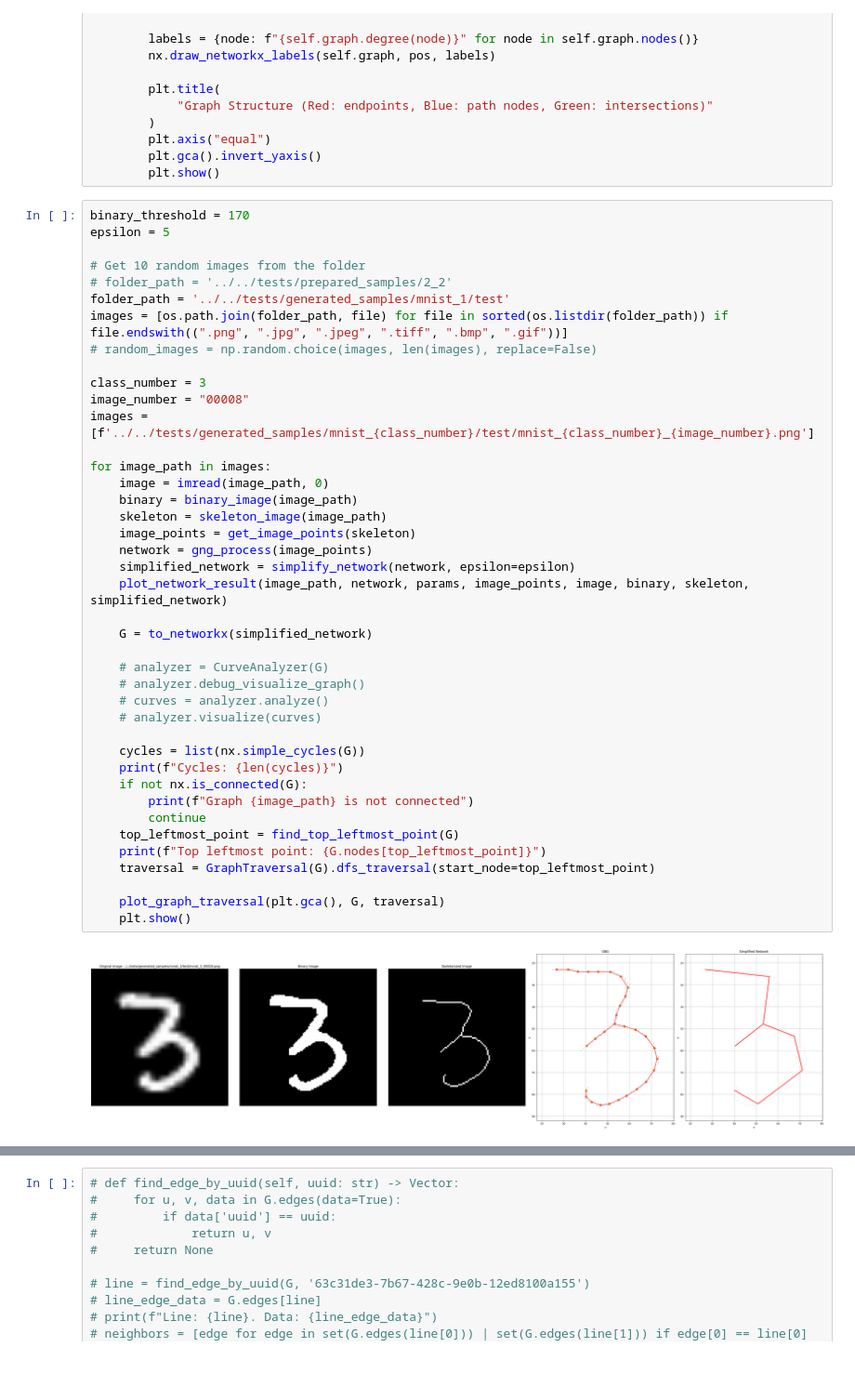
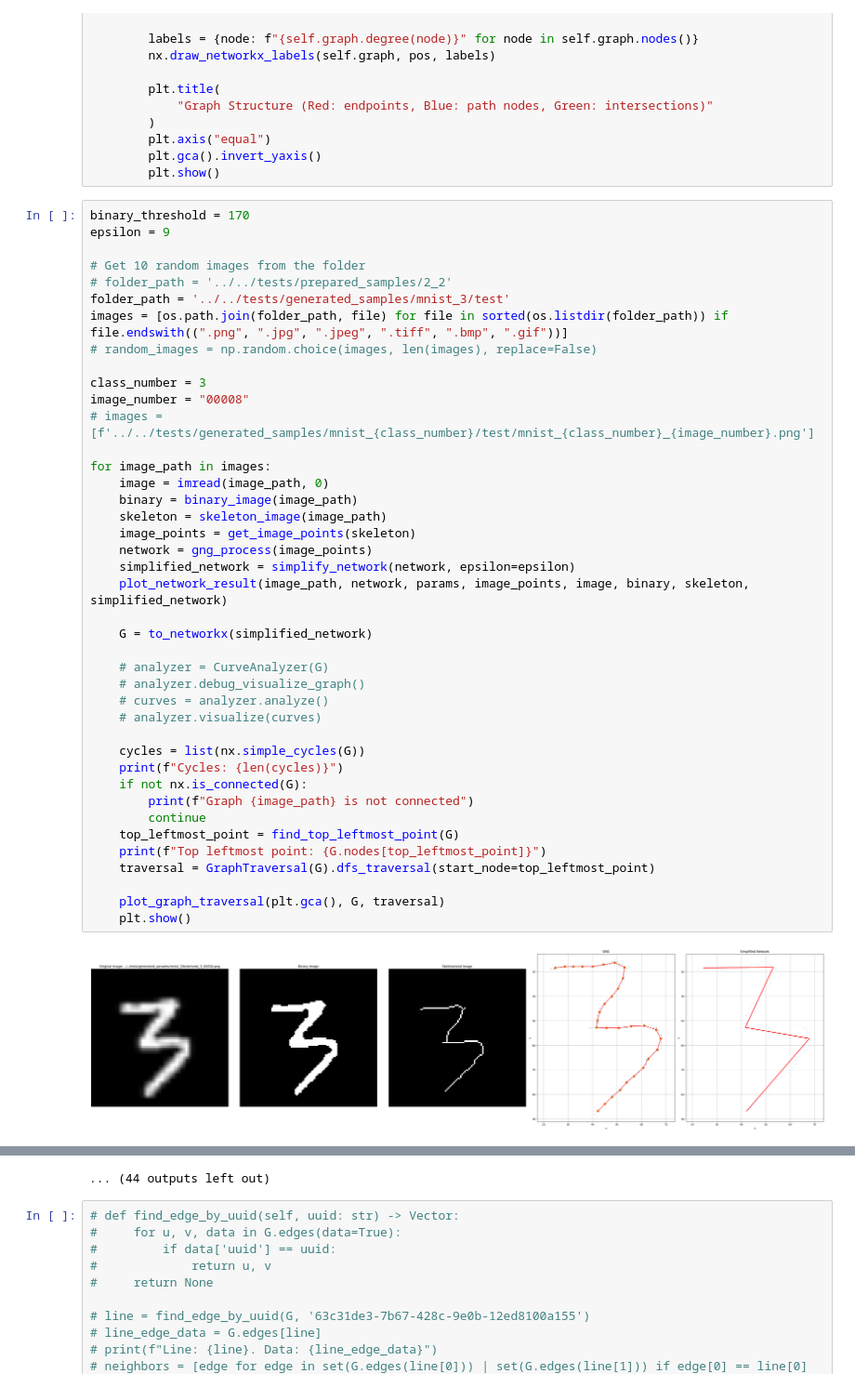
Before and after one commit to NaturalAGI-Lab/NaturalAGI, a Jupyter notebook: src/skeletonization/experiments.ipynb, the cells around one changed output, grey strips where cells are left out. Shown at 93% size. Drawn from its saved outputs; the diff is of its cells as text.

```diff
--- a/src/skeletonization/experiments.ipynb
+++ b/src/skeletonization/experiments.ipynb
@@ -818,44 +818,44 @@ class CurveAnalyzer:
         plt.show()
 # %%
 binary_threshold = 170
-epsilon = 5
+epsilon = 9
 
 # Get 10 random images from the folder
 # folder_path = '../../tests/prepared_samples/2_2'
-folder_path = '../../tests/generated_samples/mnist_1/test'
+folder_path = '../../tests/generated_samples/mnist_3/test'
 images = [os.path.join(folder_path, file) for file in sorted(os.listdir(folder_path)) if file.endswith((".png", ".jpg", ".jpeg", ".tiff", ".bmp", ".gif"))]
 # random_images = np.random.choice(images, len(images), replace=False)
 
 class_number = 3
 image_number = "00008"
-images = [f'../../tests/generated_samples/mnist_{class_number}/test/mnist_{class_number}_{image_number}.png']
+# images = [f'../../tests/generated_samples/mnist_{class_number}/test/mnist_{class_number}_{image_number}.png']
 
 for image_path in images:
     image = imread(image_path, 0)
     binary = binary_image(image_path)
     skeleton = skeleton_image(image_path)
     image_points = get_image_points(skeleton)
     network = gng_process(image_points)
     simplified_network = simplify_network(network, epsilon=epsilon)
     plot_network_result(image_path, network, params, image_points, image, binary, skeleton, simplified_network)
 
     G = to_networkx(simplified_network)
 
     # analyzer = CurveAnalyzer(G)
     # analyzer.debug_visualize_graph()
     # curves = analyzer.analyze()
     # analyzer.visualize(curves)
 
     cycles = list(nx.simple_cycles(G))
     print(f"Cycles: {len(cycles)}")
     if not nx.is_connected(G):
         print(f"Graph {image_path} is not connected")
         continue
     top_leftmost_point = find_top_leftmost_point(G)
     print(f"Top leftmost point: {G.nodes[top_leftmost_point]}")
     traversal = GraphTraversal(G).dfs_traversal(start_node=top_leftmost_point)
 
     plot_graph_traversal(plt.gca(), G, traversal)
     plt.show()
 # %% [output]
-[figure, old version]
+[figure, new version]
@@ -880,3 +934,4 @@ Vector 7: x1: 53.241449682333844, y1: 47.9211250953665, x2: 40.40213057622785, y
+... (44 outputs left out)
 # %%
 # def find_edge_by_uuid(self, uuid: str) -> Vector:
 #     for u, v, data in G.edges(data=True):
```
Also changed, not shown: parts of 1 cell of this notebook, 18 other files.
